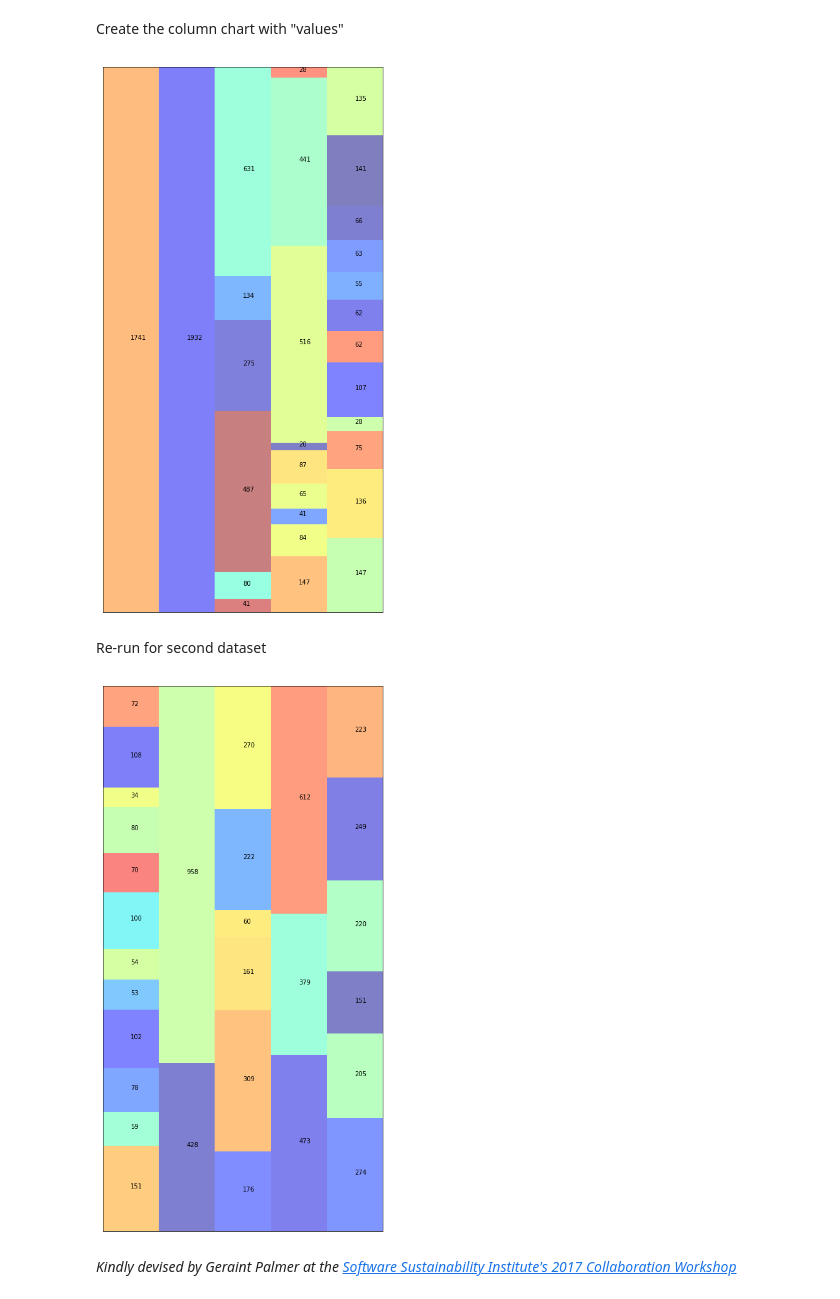
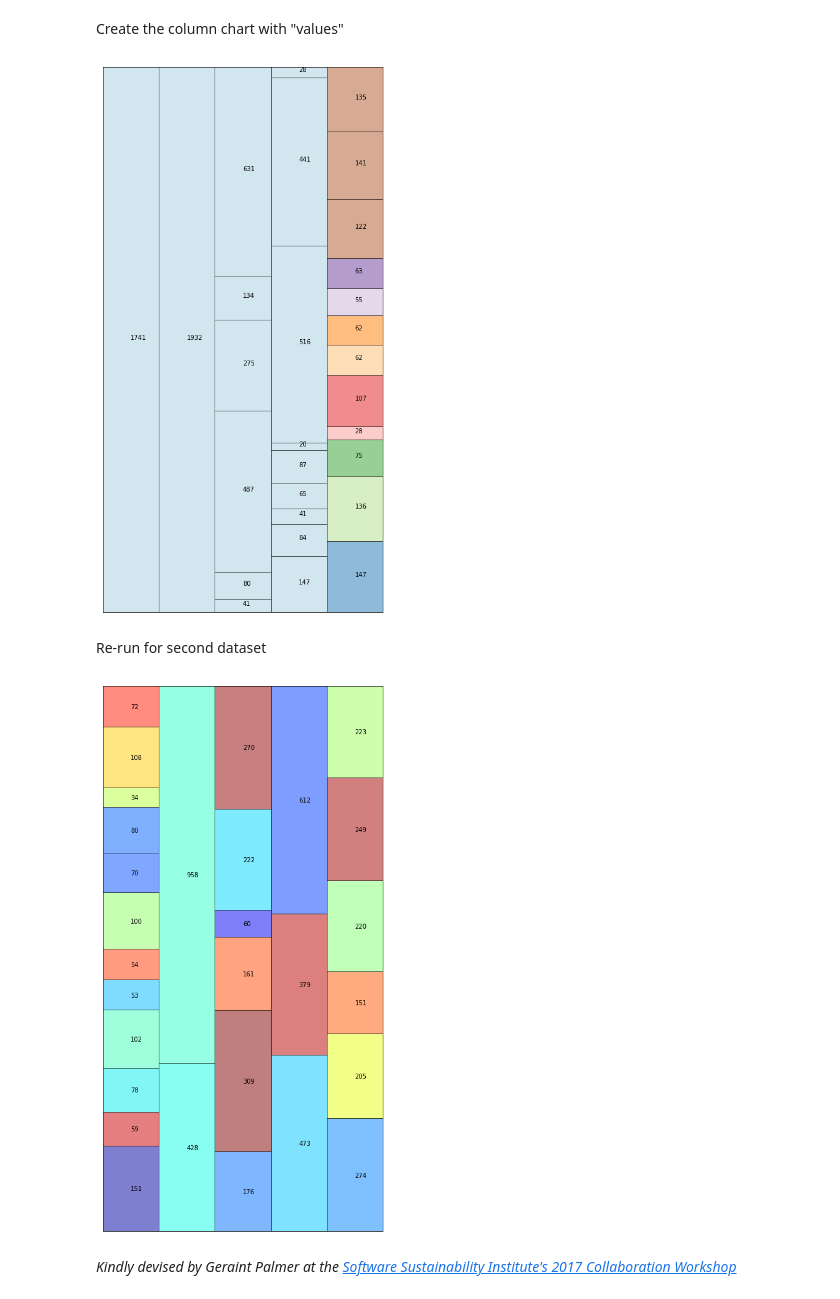
Before and after one commit to mhbeals/NewspaperDissector, a Jupyter notebook: Newspaper_Anatomical_Diagram_Generator.ipynb, the cells around one changed output. Drawn from its saved outputs; the diff is of its cells as text; code cells hidden in the pictures.

Commit message:
Release 0.1.7; Update Diagram Generator

```diff
--- a/Newspaper_Anatomical_Diagram_Generator.ipynb
+++ b/Newspaper_Anatomical_Diagram_Generator.ipynb
@@ -16,10 +16,10 @@ e = [53,0,222,0,249]
 f = [54,0,270,0,223]
 g = [100,0,0,0,0]
 h = [70,0,0,0,0]
-i = [80,0,0,0,0]
-j = [34,0,0,0,0]
-k = [108,0,0,0,0]
-l = [72,0,0,0,0]
+j = [80,0,0,0,0]
+k = [34,0,0,0,0]
+l = [108,0,0,0,0]
+m = [72,0,0,0,0]
 # %% [markdown]
 Input rows of article wordcount data for second page
 # %%
@@ -39,8 +39,8 @@ y=[0,0,0,0,135]
 # %% [markdown]
 Combine rows into a 'table', or list of lists. Each list represents a page of articles
 # %%
-values_two = [a,b,c,d,e,f,g,h,i,j,k,l]
-values = [m,n,o,p,q,r,s,t,u,v,x,y]
+values_two = [a,b,c,d,e,f,g,h,j,k,l,m]
+values = [n,o,p,q,r,s,t,u,v,x,y,z]
 # %% [markdown]
 Establish maximum number of rows and columns in the data
 # %%
@@ -62,9 +59,24 @@ shuffle(colors)
+# %%
+nn=[0,0,0,0,1]
+oo=[0,0,0,0,2]
+pp=[0,0,0,0,3]
+qq=[0,0,0,0,4]
+rr=[0,0,0,0,5]
+ss=[0,0,0,0,6]
+tt=[0,0,0,0,7]
+uu=[0,0,0,0,8]
+vv=[0,0,0,0,9]
+ww=[0,0,0,0,10]
+xx=[0,0,0,0,11]
+yy=[0,0,0,0,12]
+zz=[0,0,0,0,13]
+values_colour = [nn,oo,pp,qq,rr,ss,tt,uu,vv,xx,yy,zz]
 # %% [markdown]
 Create the column chart with "values"
 # %%
 fig, ax = plt.subplots(1, figsize=(8, 16))
 for row_num in range(max_cols):
-    ax.bar(range(max_rows), values_norm[row_num], bottom=[sum([values_norm[i][j] for i in range(row_num)]) for j in range(max_rows)], width=1, color=colors[row_num*max_rows:(row_num+1)*max_rows], alpha=0.5)
+    ax.bar(range(max_rows), values_norm[row_num], bottom=[sum([values_norm[i][j] for i in range(row_num)]) for j in range(max_rows)], width=1, edgecolor='#000000', color=[plt.get_cmap('Paired')(i) for i in values_colour[row_num] ], alpha=0.5)
 ax.set_xlim(-0.5, max_rows-0.5)
 ax.set_xticks([])
 ax.set_yticks([])
@@ -75,29 +87,29 @@ for x in range(max_rows):
             ax.text(x, values_norm[y][x]/2 + sum([values_norm[newy][x] for newy in range(y)]), values[y][x], fontsize=10)
 plt.savefig("value.pdf")
 # %% [output]
-[figure, old version]
+[figure, new version]
 # %% [markdown]
 Re-run for second dataset
 # %%
 max_cols = len(values_two)
 max_rows = len(values_two[0])
 values_two_sums = [sum([r[i] for r in values_two]) for i in range(max_rows)]
 values_two_norm = [[v/values_two_sums[i] for i, v in enumerate(row)] for row in values_two]
 colors = [plt.get_cmap('jet')(i) for i in np.linspace(0, 1, max_rows*max_cols)]
 shuffle(colors)
 fig, ax = plt.subplots(1, figsize=(8, 16))
 for row_num in range(max_cols):
-    ax.bar(range(max_rows), values_two_norm[row_num], bottom=[sum([values_two_norm[i][j] for i in range(row_num)]) for j in range(max_rows)], width=1, color=colors[row_num*max_rows:(row_num+1)*max_rows], alpha=0.5)
+    ax.bar(range(max_rows), values_two_norm[row_num], bottom=[sum([values_two_norm[i][j] for i in range(row_num)]) for j in range(max_rows)], width=1, edgecolor='#000000', color=colors[row_num*max_rows:(row_num+1)*max_rows], alpha=0.5)
 ax.set_xlim(-0.5, max_rows-0.5)
 ax.set_xticks([])
 ax.set_yticks([])
 ax.set_ylim(0, 1)
 for x in range(max_rows):
     for y in range(max_cols):
         if values_two[y][x] != 0.0:
-            ax.text(x, values_two_norm[y][x]/2 + sum([values_two_norm[newy][x] for newy in range(y)]), values_two[y][x], fontsize=10)
+            ax.text(x, values_two_norm[y][x]/2-.005 + sum([values_two_norm[newy][x] for newy in range(y)]), values_two[y][x], fontsize=10)
 plt.savefig("value.pdf")
 # %% [output]
-[figure, old version]
+[figure, new version]
 # %% [markdown]
 *Kindly devised by Geraint Palmer at the [Software Sustainability Institute's 2017 Collaboration Workshop](http://www.software.ac.uk/cw17)*
```
Also changed, not shown: parts of 2 cells of this notebook, 2 other files.
